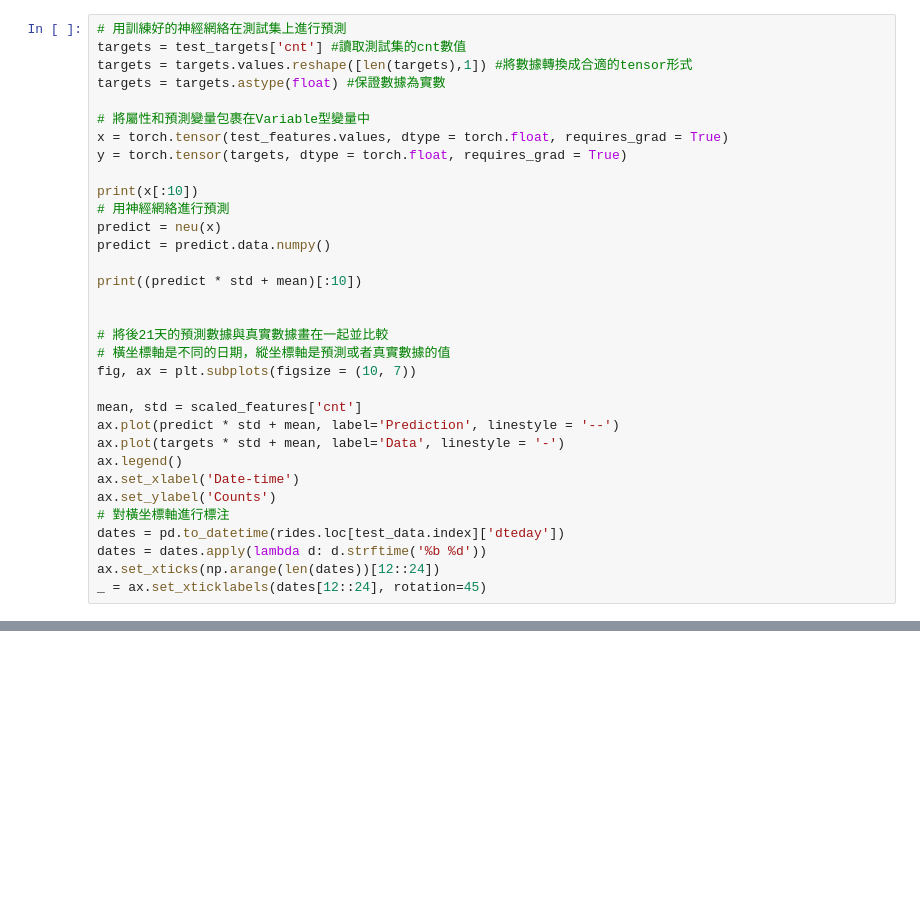
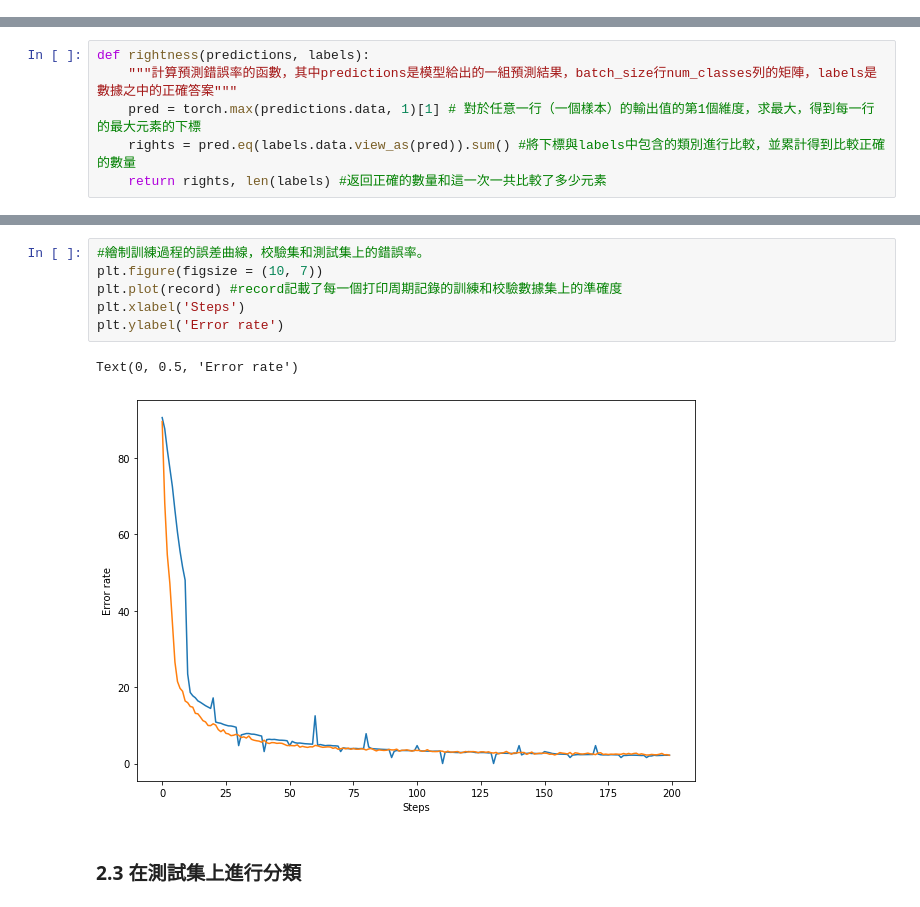
Before and after one commit to afuuuu/pytorch, a Jupyter notebook: Untitled.ipynb, the cells around one changed output, grey strips where cells are left out. Drawn from its saved outputs; the diff is of its cells as text; blank space fills up the shorter version.

```diff
--- a/Untitled.ipynb
+++ b/Untitled.ipynb
@@ -633,33 +0,0 @@ Text(0, 0.5, 'MSE')
-# %%
-# 用訓練好的神經網絡在測試集上進行預測
-targets = test_targets['cnt'] #讀取測試集的cnt數值
-targets = targets.values.reshape([len(targets),1]) #將數據轉換成合適的tensor形式
-targets = targets.astype(float) #保證數據為實數
-
-# 將屬性和預測變量包裹在Variable型變量中
-x = torch.tensor(test_features.values, dtype = torch.float, requires_grad = True)
-y = torch.tensor(targets, dtype = torch.float, requires_grad = True)
-
-print(x[:10])
-# 用神經網絡進行預測
-predict = neu(x)
-predict = predict.data.numpy()
-
-print((predict * std + mean)[:10])
-
-
-# 將後21天的預測數據與真實數據畫在一起並比較
-# 橫坐標軸是不同的日期，縱坐標軸是預測或者真實數據的值
-fig, ax = plt.subplots(figsize = (10, 7))
-
-mean, std = scaled_features['cnt']
-ax.plot(predict * std + mean, label='Prediction', linestyle = '--')
-ax.plot(targets * std + mean, label='Data', linestyle = '-')
-ax.legend()
-ax.set_xlabel('Date-time')
-ax.set_ylabel('Counts')
-# 對橫坐標軸進行標注
-dates = pd.to_datetime(rides.loc[test_data.index]['dteday'])
-dates = dates.apply(lambda d: d.strftime('%b %d'))
-ax.set_xticks(np.arange(len(dates))[12::24])
-_ = ax.set_xticklabels(dates[12::24], rotation=45)
@@ -684,0 +165,6 @@ tensor([[ 1.0000,  0.0000,  0.0156,  0.9992,  0.2763,  0.0000,  0.0000,  0.0000,
+# %%
+def rightness(predictions, labels):
+    """計算預測錯誤率的函數，其中predictions是模型給出的一組預測結果，batch_size行num_classes列的矩陣，labels是數據之中的正確答案"""
+    pred = torch.max(predictions.data, 1)[1] # 對於任意一行（一個樣本）的輸出值的第1個維度，求最大，得到每一行的最大元素的下標
+    rights = pred.eq(labels.data.view_as(pred)).sum() #將下標與labels中包含的類別進行比較，並累計得到比較正確的數量
+    return rights, len(labels) #返回正確的數量和這一次一共比較了多少元素
@@ -684,0 +256,11 @@ tensor([[ 1.0000,  0.0000,  0.0156,  0.9992,  0.2763,  0.0000,  0.0000,  0.0000,
+# %%
+#繪制訓練過程的誤差曲線，校驗集和測試集上的錯誤率。
+plt.figure(figsize = (10, 7))
+plt.plot(record) #record記載了每一個打印周期記錄的訓練和校驗數據集上的準確度
+plt.xlabel('Steps')
+plt.ylabel('Error rate')
+# %% [output]
+Text(0, 0.5, 'Error rate')
+[figure, added]
+# %% [markdown]
+### 2.3 在測試集上進行分類
```
Also changed, not shown: parts of 61 cells of this notebook.
